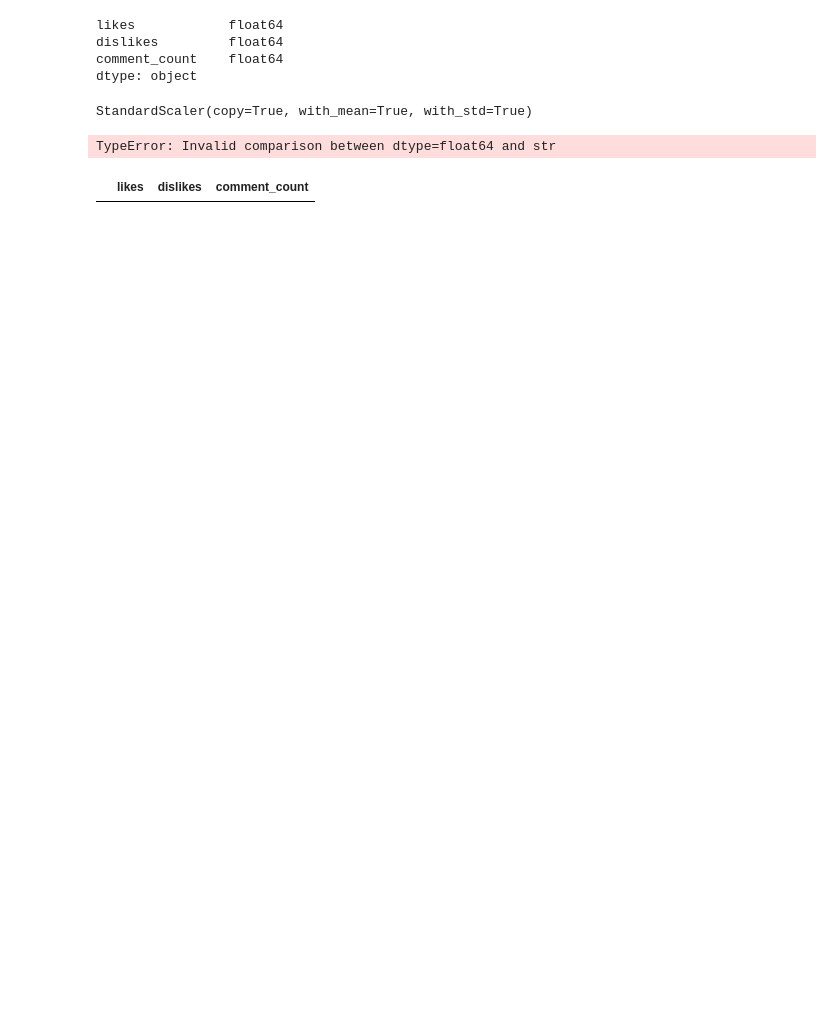
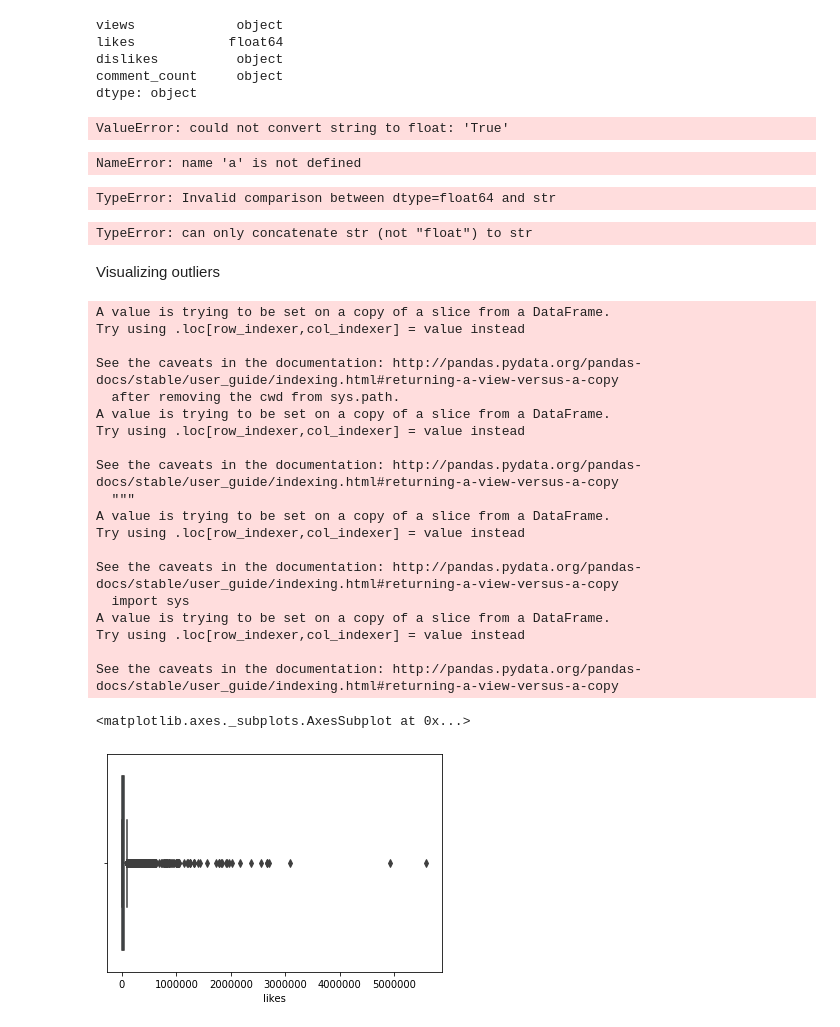
Before and after one commit to Tann10/YouTube, a Jupyter notebook: Data/outlier.ipynb, the cells around one changed output. Drawn from its saved outputs; the diff is of its cells as text; code cells hidden in the pictures; blank space fills up the shorter version.

```diff
--- a/Data/outlier.ipynb
+++ b/Data/outlier.ipynb
@@ -7,12 +7,13 @@ import numpy as np
 from sklearn.preprocessing import StandardScaler
 # %%
 df = pd.read_csv("features_data.csv")
-new = df[['likes','dislikes','comment_count']]
+new = df[['views','likes','dislikes','comment_count']]
 new.dtypes
 # %% [output]
+views             object
 likes            float64
-dislikes         float64
-comment_count    float64
+dislikes          object
+comment_count     object
 dtype: object
 # %%
 from sklearn.preprocessing import StandardScaler
@@ -21,10 +22,12 @@ from sklearn.preprocessing import StandardScaler
 import numpy as np
 ss = StandardScaler()
 a = ss.fit(new)
+# %% [output]
+ValueError: could not convert string to float: 'True'
 # %%
 a
 # %% [output]
-StandardScaler(copy=True, with_mean=True, with_std=True)
+NameError: name 'a' is not defined
 # %%
 mean = np.mean(new)
 sd = np.std(new)
@@ -41,4 +44,38 @@ TypeError: Invalid comparison between dtype=float64 and str
 from scipy import stats
 new[(np.abs(stats.zscore(new)) < 3).all(axis=1)]
 # %% [output]
-|  | likes | dislikes | comment_count |
+TypeError: can only concatenate str (not "float") to str
+# %% [markdown]
+Visualizing outliers
+# %%
+import seaborn as sns
+
+
+new["views"] = pd.to_numeric(new.views, errors='coerce')
+new["likes"] = pd.to_numeric(new.likes, errors='coerce')
+new.dtypes
+new["dislikes"] = pd.to_numeric(new.dislikes, errors='coerce')
+new["comment_count"] = pd.to_numeric(new.comment_count, errors='coerce')
+sns.boxplot(x=new['likes'])
+# %% [output]
+A value is trying to be set on a copy of a slice from a DataFrame.
+Try using .loc[row_indexer,col_indexer] = value instead
+
+See the caveats in the documentation: http://pandas.pydata.org/pandas-docs/stable/user_guide/indexing.html#returning-a-view-versus-a-copy
+  after removing the cwd from sys.path.
+A value is trying to be set on a copy of a slice from a DataFrame.
+Try using .loc[row_indexer,col_indexer] = value instead
+
+See the caveats in the documentation: http://pandas.pydata.org/pandas-docs/stable/user_guide/indexing.html#returning-a-view-versus-a-copy
+  """
+A value is trying to be set on a copy of a slice from a DataFrame.
+Try using .loc[row_indexer,col_indexer] = value instead
+
+See the caveats in the documentation: http://pandas.pydata.org/pandas-docs/stable/user_guide/indexing.html#returning-a-view-versus-a-copy
+  import sys
+A value is trying to be set on a copy of a slice from a DataFrame.
+Try using .loc[row_indexer,col_indexer] = value instead
+
+See the caveats in the documentation: http://pandas.pydata.org/pandas-docs/stable/user_guide/indexing.html#returning-a-view-versus-a-copy
+<matplotlib.axes._subplots.AxesSubplot at 0x...>
+[figure, added]
```
Also changed, not shown: parts of 18 cells of this notebook, 2 other files.
